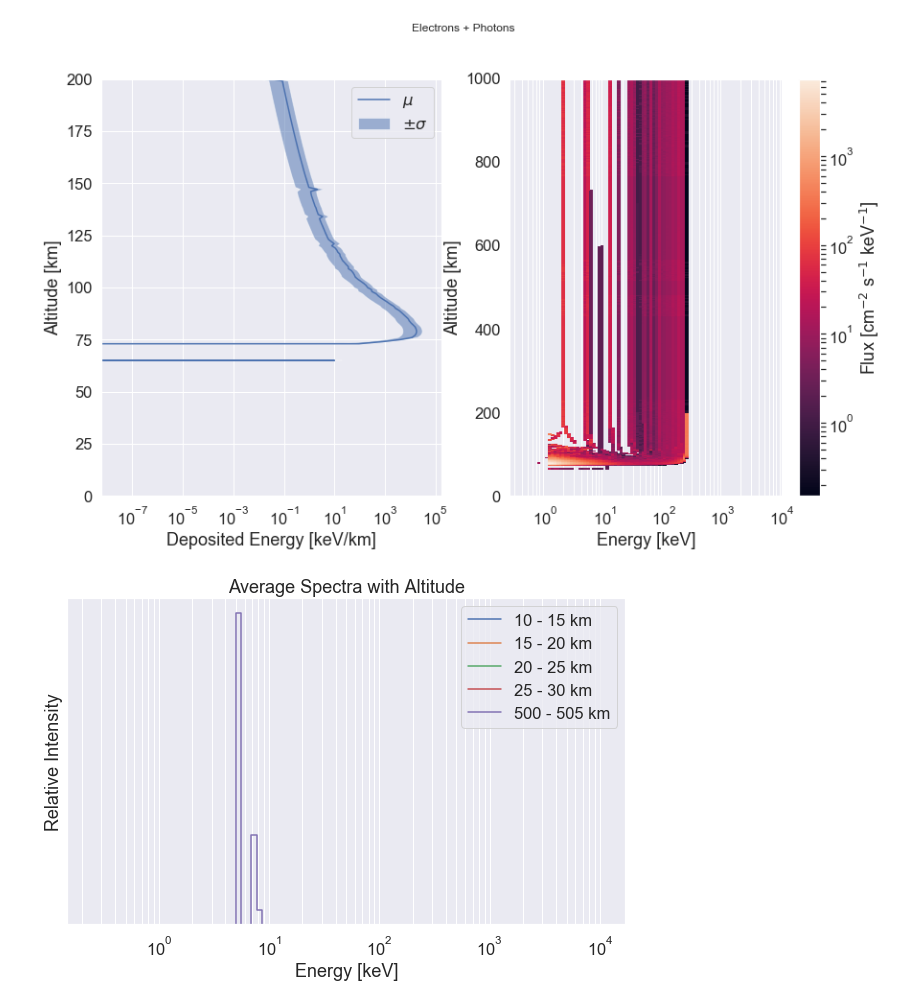
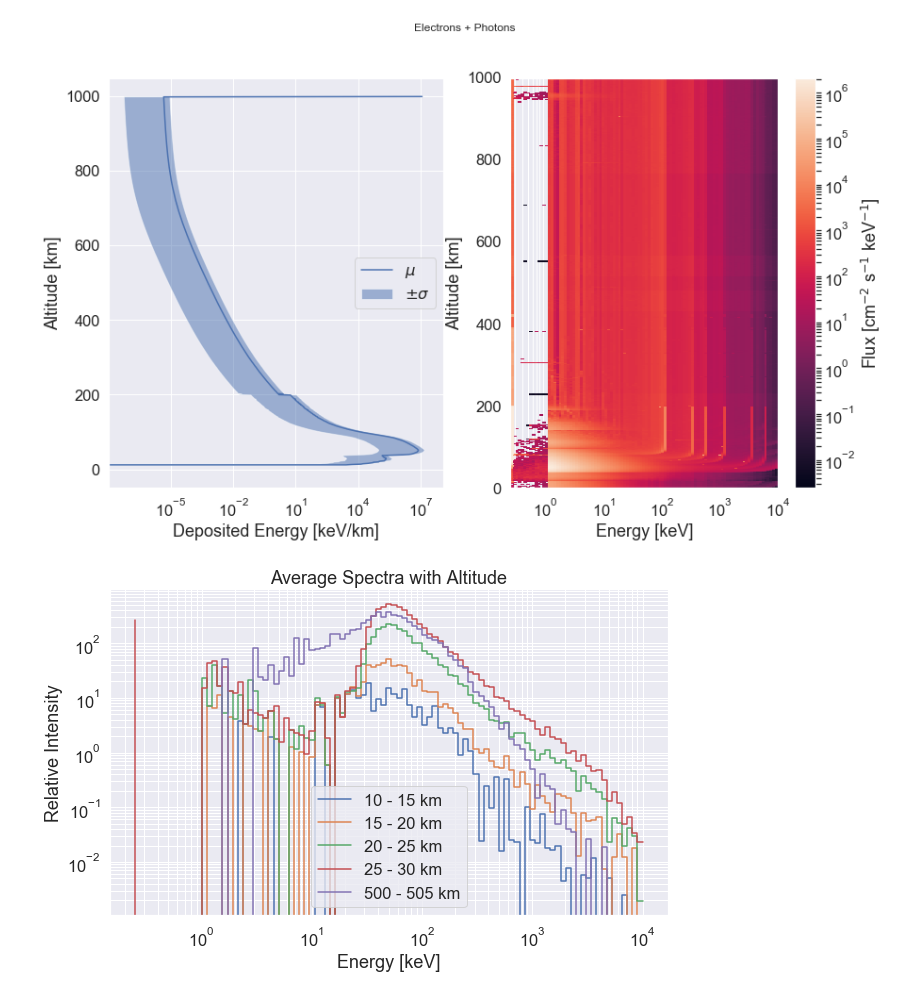
Before and after one commit to GrantBerland/Geant4_Atmospheric_EPP, a Jupyter notebook: analysis/test.ipynb, the cells around one changed output. Drawn from its saved outputs; the diff is of its cells as text; code cells hidden in the pictures.

```diff
--- a/analysis/test.ipynb
+++ b/analysis/test.ipynb
@@ -206,8 +206,16 @@ Killed particle total energy: 199.6 keV
 # %%
+post = '10000'
+
 fn1 = "electron_dep_test.csv"
 fn2 = "electron_ene_test.csv"
 fn3 = "photon_dep_test.csv"
 fn4 = "photon_ene_test.csv"
+
+fn1 = "electron_dep_spectra" + post + "keV_iso_1e4_latest.csv"
+fn2 = "electron_ene_spectra" + post + "keV_iso_1e4_latest.csv"
+fn3 = "photon_dep_spectra" + post + "keV_iso_1e4_latest.csv"
+fn4 = "photon_ene_spectra" + post + "keV_iso_1e4_latest.csv"
+
 
 ionResults, ionVar       = readAndAverage(fn1);
 EResults, Evar           = readAndAverage2D(fn2);
@@ -221,7 +229,7 @@ plt.subplot(1,2,1);
 plt.plot(np.trapz(EResults, x=Earray, axis=1), h)
 
 
-plt.ylim(0, 200);
+#plt.ylim(0, 200);
 #plt.xlim(1e1, 1e5)
 
 plt.subplot(1,2,2);
@@ -229,8 +237,8 @@ plt.subplot(1,2,2);
 plt.xlim(1e0, 1e3);
 
 
-Nparts = 1000;
-E0     = 200;
+Nparts = 10000;
+E0     = 100;
 Ttot = E0 * Nparts - 1e3*killedParticleEnergy;
 
 print("Total input energy: %.5e keV\n" % Ttot)
@@ -248,8 +256,11 @@ print("Both from spectra: (%.4e keV) %.2f%%" % ((np.sum(np.trapz(EResults, x=Ear
                                           np.sum(np.trapz(ph_EResults, x=Earray, axis=1)))/Ttot/5 * 100))
 
 
-print("Both from ionization: (%.4e keV) %.5f%%\n" % ((np.sum(ionResults) + np.sum(ph_ionResults)),
-                                                   (np.sum(ionResults) + np.sum(ph_ionResults))/Ttot * 100))
+print("Both from ionization: (%.4e keV) %.5f%% --> (%.4f eV) %.5f%% energy unaccounted for!\n" %
+                                                  ((np.sum(ionResults) + np.sum(ph_ionResults)),
+                                                   (np.sum(ionResults) + np.sum(ph_ionResults))/Ttot * 100,
+                                                   1e3*(Ttot - (np.sum(ionResults) + np.sum(ph_ionResults))),
+                                                  (1 - (np.sum(ionResults) + np.sum(ph_ionResults))/Ttot) * 100))
 
 plot_spectra(ph_ionResults, ph_EResults, ph_ionVar, ph_Evar)
 
@@ -265,7 +276,7 @@ plot_spectra(savgol_filter(ionResults + ph_ionResults, 1, 0),
 plt.suptitle('Electrons + Photons');
 
 plt.subplot(1,2,1);
-plt.ylim(0, 200);
+#plt.ylim(0, 200);
 #plt.xlim(1e-2, 1e5);
 
 plt.subplot(1,2,2);
@@ -313,2 +324,2 @@ Total energy >200 km altitude: 2.532e+04 keV (12.67 % of total energy)
-[figure, old version]
+[figure, new version]
-[figure, old version]
+[figure, new version]
```
Also changed, not shown: parts of 9 cells of this notebook, 5 other files.
